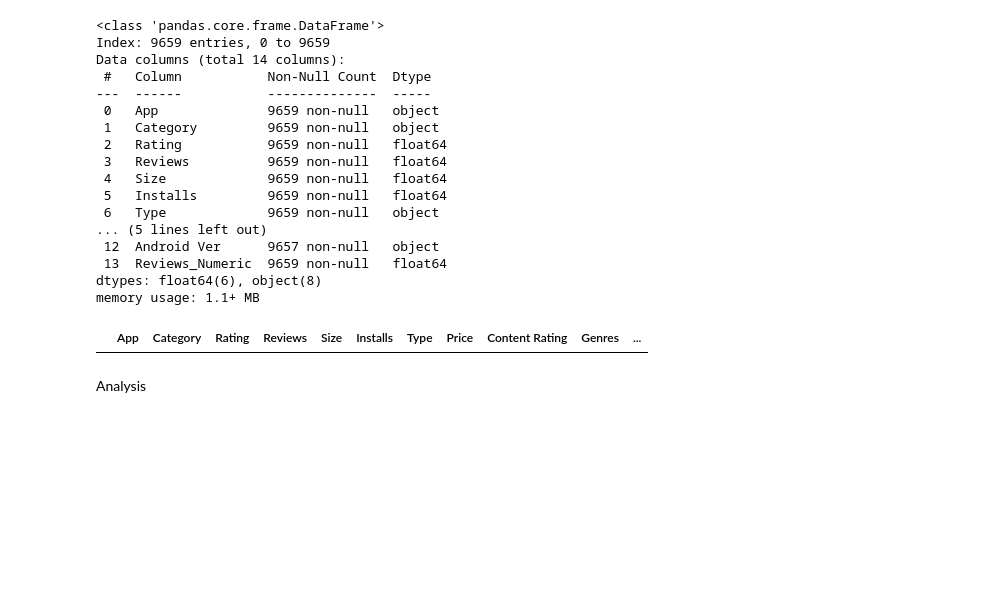
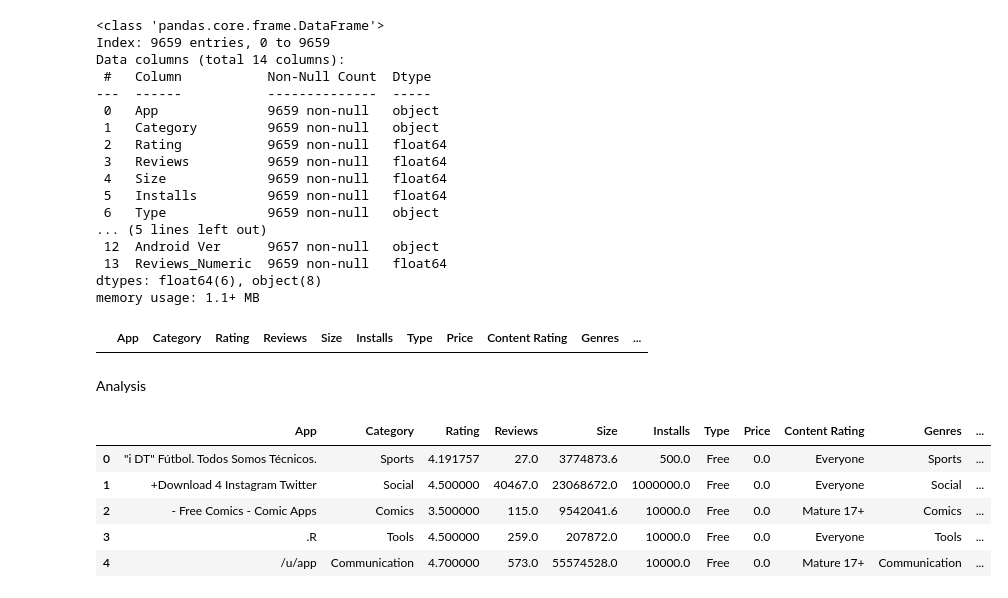
Before and after one commit to AgentXCross/PythonDS-ML, a Jupyter notebook: Projects/Notebooks/google.ipynb, the cells around one changed output. Drawn from its saved outputs; the diff is of its cells as text; code cells hidden in the pictures; blank space fills up the shorter version.

```diff
--- a/Projects/Notebooks/google.ipynb
+++ b/Projects/Notebooks/google.ipynb
@@ -518,5 +518,14 @@ df.loc[df['Type'] != df['Distribution']]
 |  | App | Category | Rating | Reviews | Size | Installs | Type | Price | Content Rating | Genres | ... |
 # %% [markdown]
 Analysis
+# %%
+df.head()
+# %% [output]
+|  | App | Category | Rating | Reviews | Size | Installs | Type | Price | Content Rating | Genres | ... |
+| 0 | "i DT" Fútbol. Todos Somos Técnicos. | Sports | 4.191757 | 27.0 | 3774873.6 | 500.0 | Free | 0.0 | Everyone | Sports | ... |
+| 1 | +Download 4 Instagram Twitter | Social | 4.500000 | 40467.0 | 23068672.0 | 1000000.0 | Free | 0.0 | Everyone | Social | ... |
+| 2 | - Free Comics - Comic Apps | Comics | 3.500000 | 115.0 | 9542041.6 | 10000.0 | Free | 0.0 | Mature 17+ | Comics | ... |
+| 3 | .R | Tools | 4.500000 | 259.0 | 207872.0 | 10000.0 | Free | 0.0 | Everyone | Tools | ... |
+| 4 | /u/app | Communication | 4.700000 | 573.0 | 55574528.0 | 10000.0 | Free | 0.0 | Mature 17+ | Communication | ... |
 # %%
 #Which company has the most reviews
```
Also changed, not shown: parts of 12 cells of this notebook.
